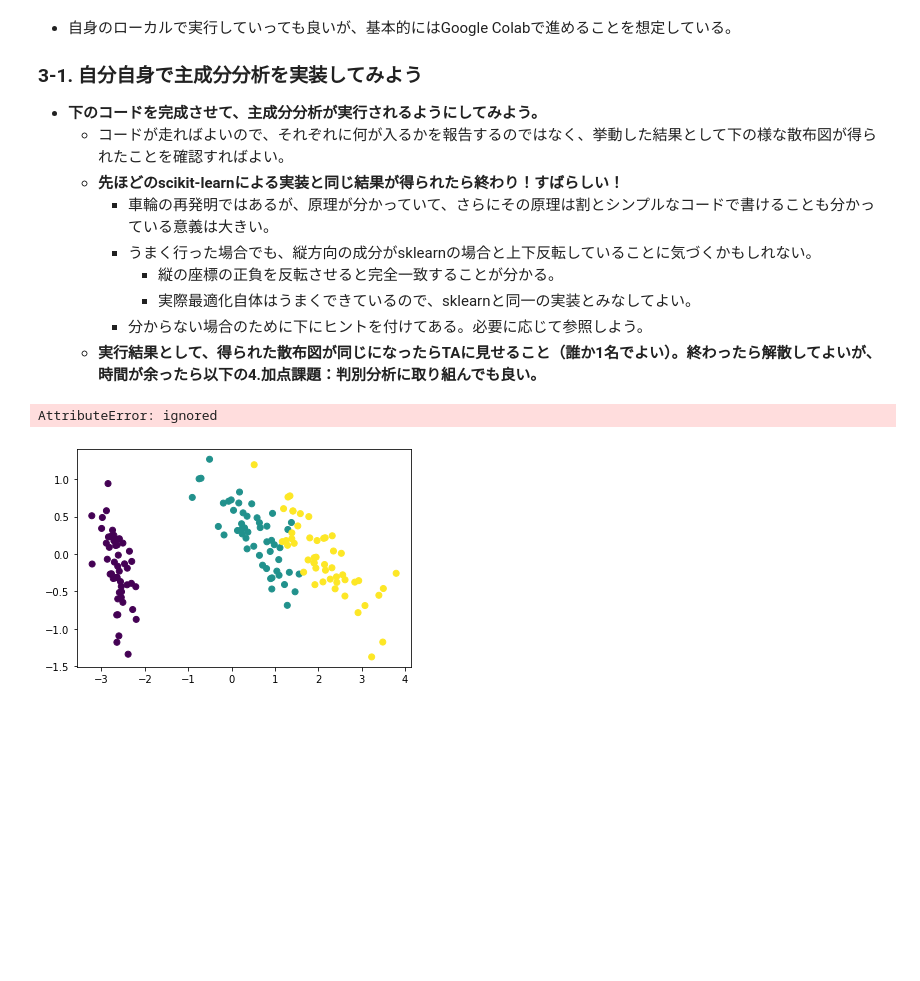
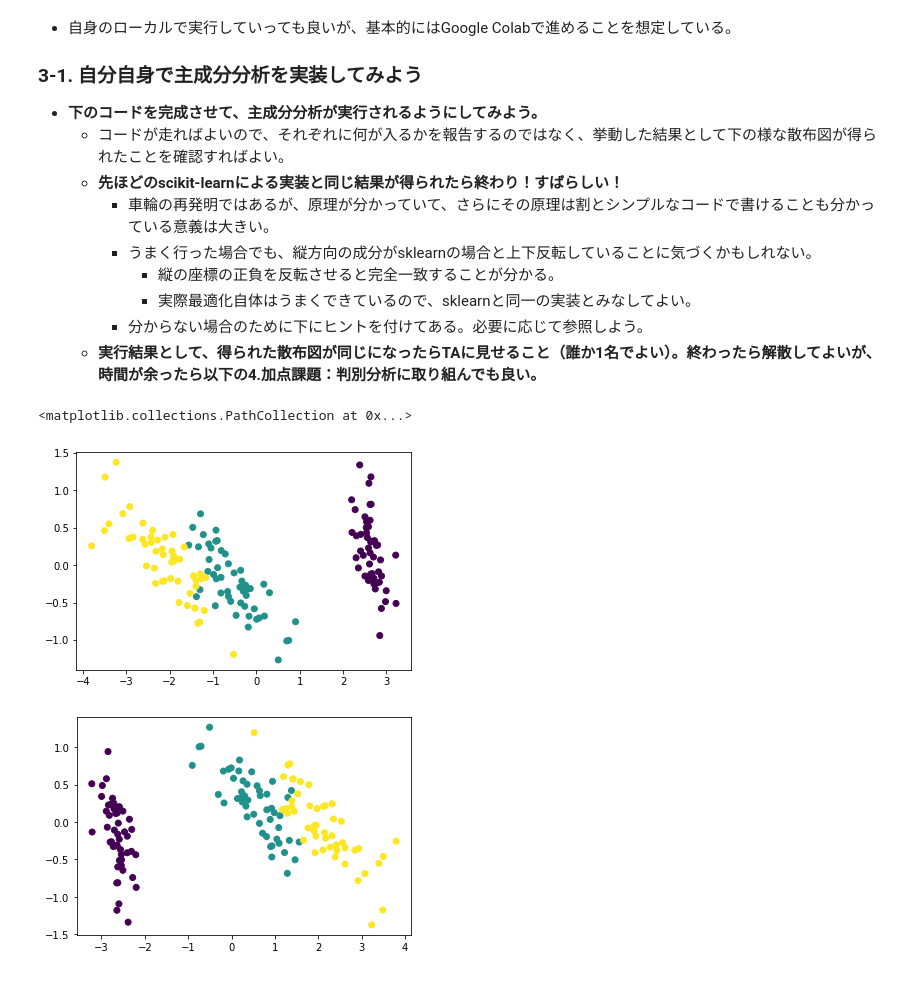
Before and after one commit to ika-si/AI-Fri45, a Jupyter notebook: math_3.ipynb, the cells around one changed output. Saved outputs shown, nothing was run; the diff lists cells and outputs as text; code cells hidden in the pictures; blank space fills up the shorter version.

```diff
--- a/math_3.ipynb
+++ b/math_3.ipynb
@@ -48,9 +48,9 @@ class myPCA:
 
         # 中心化（特徴量の平均を0にする処理）
         # まずは平均ベクトルを求める
-        self.mean_X = np.average.mean(X, axis=0)
+        self.mean_X = np.average(X, axis=0)
         # 全データから平均ベクトルを引く（ブロードキャスト処理）
-        centered_X = X - self.mean_X.reshape()
+        centered_X = X - self.mean_X
 
         # xの分散共分散行列を求める
         S_x = np.matmul(centered_X.T, centered_X)
@@ -58,40 +58,41 @@ class myPCA:
         #                                 特にpythonは行列が全て転置されている点に注意！！
 
         # 主成分分析＝分散共分散行列の固有値問題を解く
-        eigen_values, eigen_vectors = np.linalg.eigvals(S_x)
+        eigen_values, eigen_vectors = np.linalg.eigh(S_x)
         # eigen_value が大きい順にソート
         idx = eigen_values.argsort()[::-1]
         # ソートした結果に基づいて固有ベクトルを並び替える
         self.eigen_vectors = eigen_vectors[:,idx]
 
     # 主成分分析の学習結果の適用
     def transform(self, Xt):
 
         # 中心化（特徴量の平均を0にする処理）
         # 引数のデータからfit関数で得た平均ベクトルを引く（ブロードキャスト処理）
-        centered_Xt = Xt - self.mean_X.reshape()
+        centered_Xt = Xt - self.mean_X
 
         # 主成分分析の学習で得た固有ベクトルをself.n_components分だけ用いて射影
-        return np.matmul(self.n_components)
+        return np.matmul(centered_Xt, self.eigen_vectors[:,0:self.n_components])
         # ← centered_Xt と self.eigen_vectors[:,0:self.n_components] を掛け算すればよいが順序に注意
 
 # 自分自身による実装を使ってみよう
 
 # 実装したmyPCAのインスタンスを作成
 # 2次元空間に射影するインスタンスとする
 mypca = myPCA(n_components=2)
 
 # あやめデータをつかって主成分分析を学習
 mypca.fit(iris.data)
 
 # 学習した結果を使ってあやめデータを2次元空間に射影
 my_pc_data = mypca.transform(iris.data)
 
 # 2次元の主成分空間上でのあやめデータの分布をチェック
 # 色付けはあやめデータの各品種である iris.target を使用
 plt.scatter(my_pc_data[:, 0], my_pc_data[:, 1], c=iris.target)
 # %% [output]
-AttributeError: ignored
+<matplotlib.collections.PathCollection at 0x...>
+[figure, added]
 # %% [markdown]
 ![mypca.png](embedded-picture-1)
 # %% [markdown]
```
